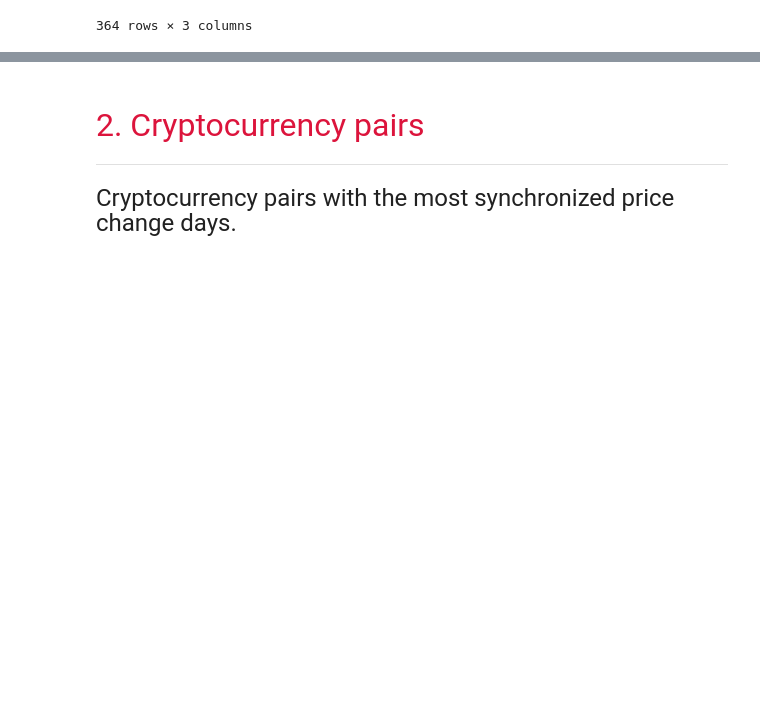
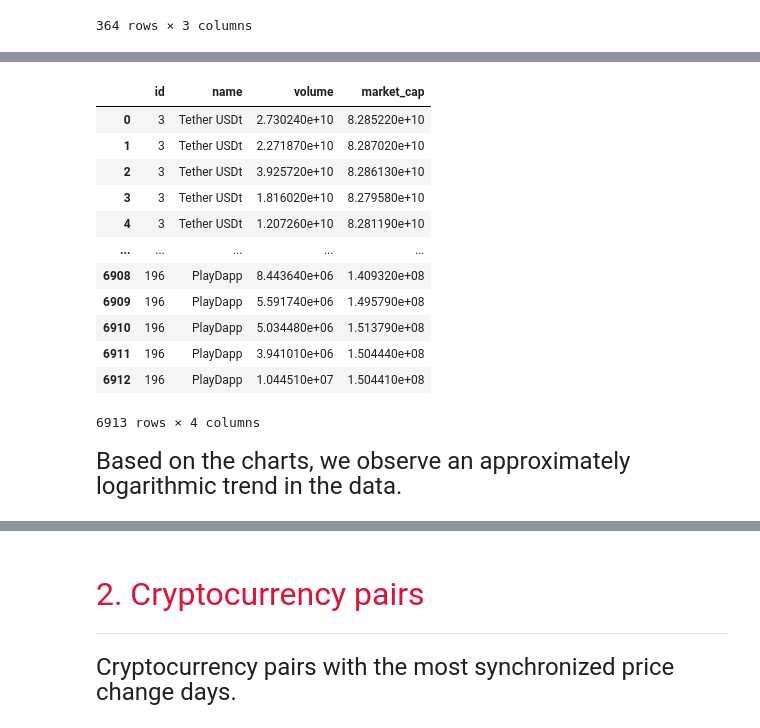
Before and after one commit to GROUP-1-Data-Science-Bootcamp/CryptoDataDive, a Jupyter notebook: statistics.ipynb, the cells around one changed output, grey strips where cells are left out. Saved outputs shown, nothing was run; the diff lists cells and outputs as text; code cells hidden in the pictures; blank space fills up the shorter version.

```diff
--- a/statistics.ipynb
+++ b/statistics.ipynb
@@ -126,0 +135,9 @@ strong multicollinearity or other numerical problems.
+# %%
+query_coin_id = """
+    SELECT id
+    FROM coins
+"""
+ls_coin_id = pd.read_sql(query_coin_id, engine)["id"].tolist()
+# %%
+random_20_id = np.random.choice(ls_coin_id, size=20, replace=False).tolist()
+random_20_id
@@ -126,0 +165,26 @@ strong multicollinearity or other numerical problems.
+# %%
+query_1_random_coins = """
+    SELECT coins.id, coins.name, volume, market_cap
+    FROM daily_market
+    JOIN coins on daily_market.c_id = coins.id
+    WHERE coins.id IN ({})
+""".format(
+    ",".join(str(id) for id in random_20_id)
+)
+
+df_1_random_coins = pd.read_sql(query_1_random_coins, engine)
+df_1_random_coins
+# %% [output]
+|  | id | name | volume | market_cap |
+| 0 | 3 | Tether USDt | 2.730240e+10 | 8.285220e+10 |
+| 1 | 3 | Tether USDt | 2.271870e+10 | 8.287020e+10 |
+| 2 | 3 | Tether USDt | 3.925720e+10 | 8.286130e+10 |
+| 3 | 3 | Tether USDt | 1.816020e+10 | 8.279580e+10 |
+| 4 | 3 | Tether USDt | 1.207260e+10 | 8.281190e+10 |
+| ... | ... | ... | ... | ... |
+| 6908 | 196 | PlayDapp | 8.443640e+06 | 1.409320e+08 |
+| 6909 | 196 | PlayDapp | 5.591740e+06 | 1.495790e+08 |
+| 6910 | 196 | PlayDapp | 5.034480e+06 | 1.513790e+08 |
+| 6911 | 196 | PlayDapp | 3.941010e+06 | 1.504440e+08 |
+| 6912 | 196 | PlayDapp | 1.044510e+07 | 1.504410e+08 |
+6913 rows × 4 columns
@@ -126,0 +256,6 @@ strong multicollinearity or other numerical problems.
+# %% [markdown]
+<div id="sec_intro_to_intro" style="direction:ltl;line-height:300%;">
+	<font face="XB Zar" size=5>
+         Based on the charts, we observe an approximately logarithmic trend in the data.
+	</font>
+</div>
```
Also changed, not shown: parts of 16 cells of this notebook.
